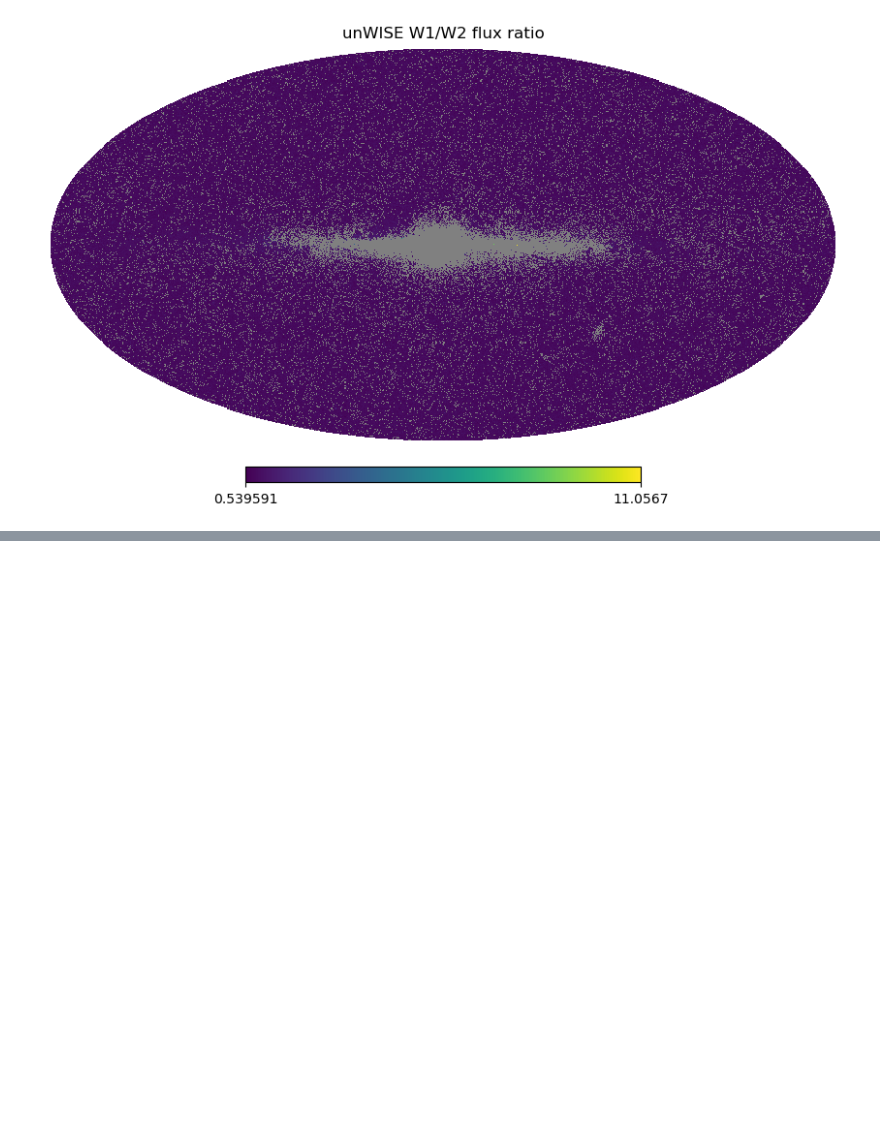
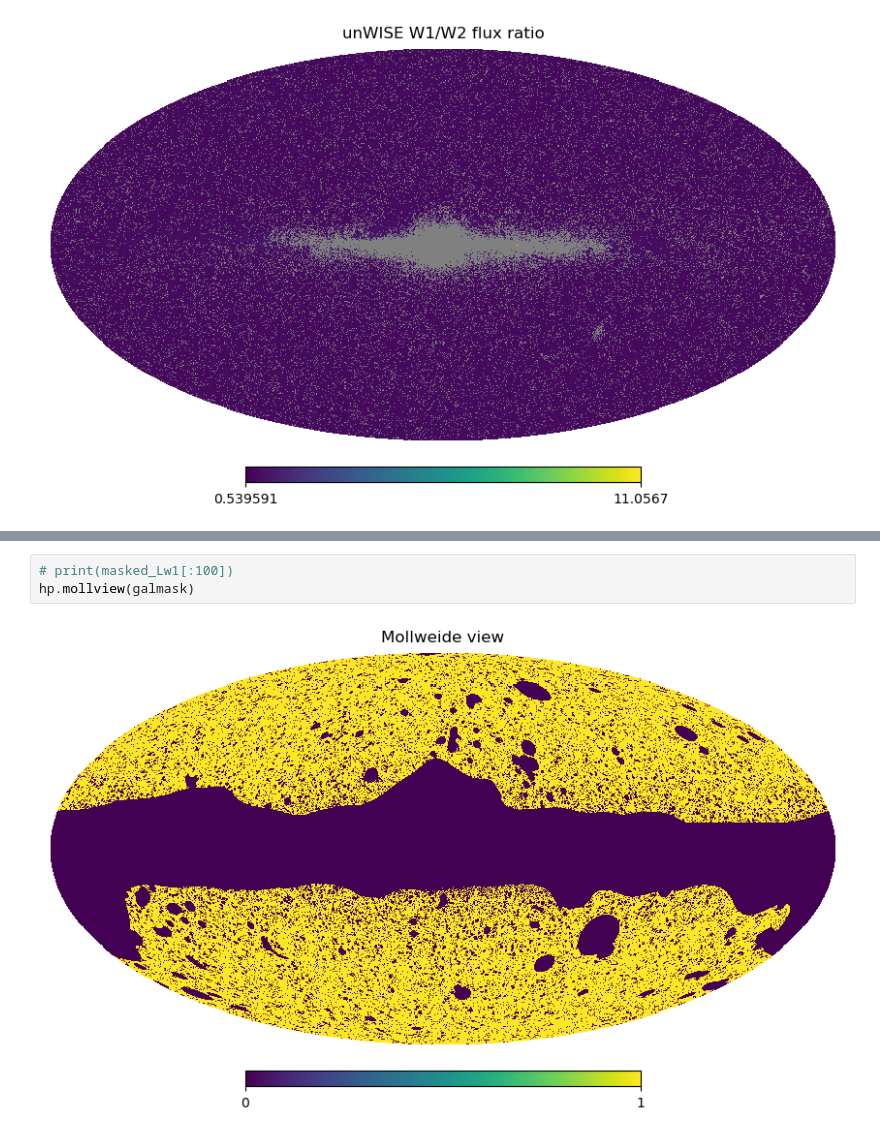
Before and after one commit to Zguandi/unWISE_SZ, a Jupyter notebook: unWISE_flux_map.ipynb, the cells around one changed output, grey strips where cells are left out. Drawn from its saved outputs; the diff is of its cells as text; blank space fills up the shorter version.

```diff
--- a/unWISE_flux_map.ipynb
+++ b/unWISE_flux_map.ipynb
@@ -69,0 +126,5 @@ hp.mollview(hp.read_map(PATHMAP+'mask/mask_unWISE_full_v10.fits'), title='Galact
+# %%
+# print(masked_Lw1[:100])
+hp.mollview(galmask)
+# %% [output]
+[figure, added]
```
Also changed, not shown: parts of 7 cells of this notebook, 5 other files.
